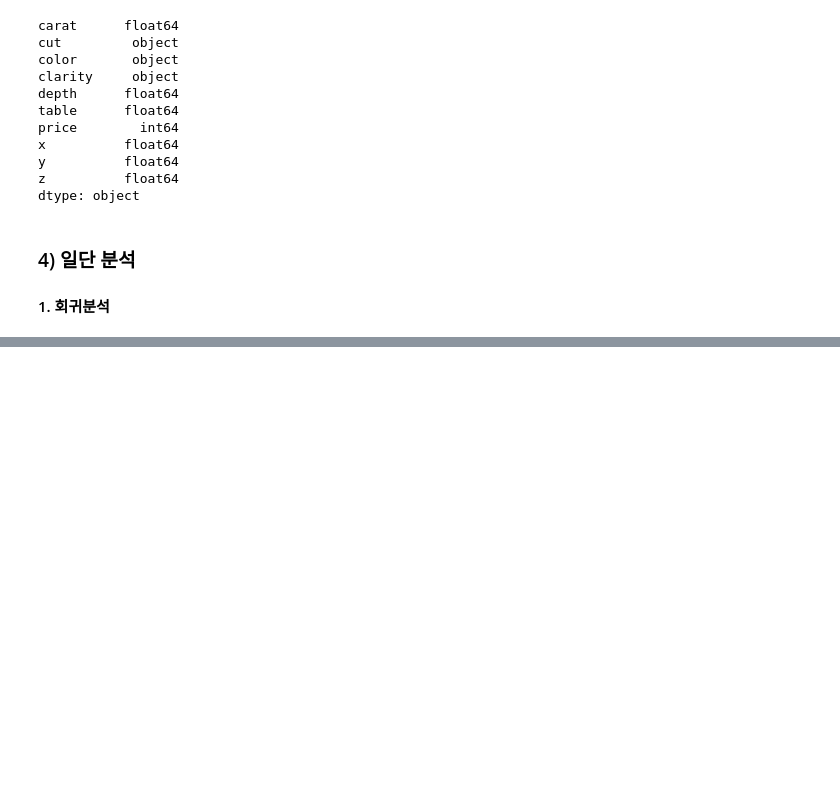
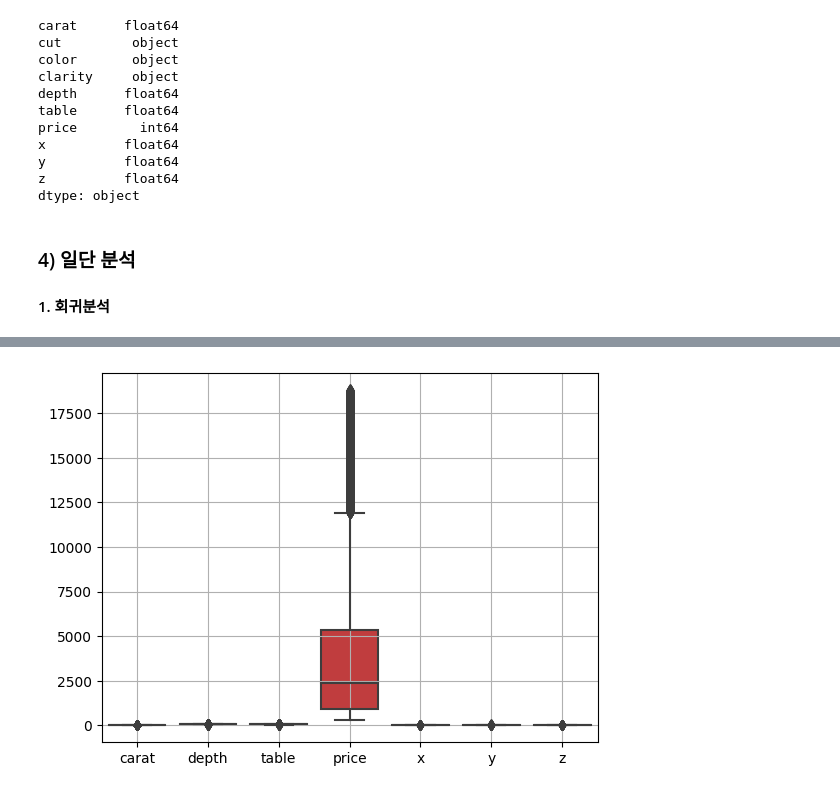
Before and after one commit to dahyoon/data_analysis, a Jupyter notebook: E_확증적_데이터분석CDA/4_선형회귀/9_다이아몬드예시.ipynb, the cells around one changed output, grey strips where cells are left out. Drawn from its saved outputs; the diff is of its cells as text; code cells hidden in the pictures; blank space fills up the shorter version.

```diff
--- a/E_확증적_데이터분석CDA/4_선형회귀/9_다이아몬드예시.ipynb
+++ b/E_확증적_데이터분석CDA/4_선형회귀/9_다이아몬드예시.ipynb
@@ -128,0 +236,4 @@ strong multicollinearity or other numerical problems.
+# %%
+ctype = CategoricalDtype(categories=['Fair', 'Good', 'Very Good', 'Premium', 'Ideal'], ordered = True)
+edf['cut'] = edf['cut'].astype(ctype)
+edf.dtypes
@@ -128,0 +254,4 @@ strong multicollinearity or other numerical problems.
+# %%
+edf['color'] = edf['color'].astype('category')
+edf['clarity'] = edf['clarity'].astype('category')
+edf.dtypes
@@ -128,0 +293,7 @@ strong multicollinearity or other numerical problems.
+# %%
+sb.boxplot(data=edf)
+plt.grid()
+plt.show()
+plt.close()
+# %% [output]
+[figure, added]
```
Also changed, not shown: parts of 73 cells of this notebook, 2 other files.
